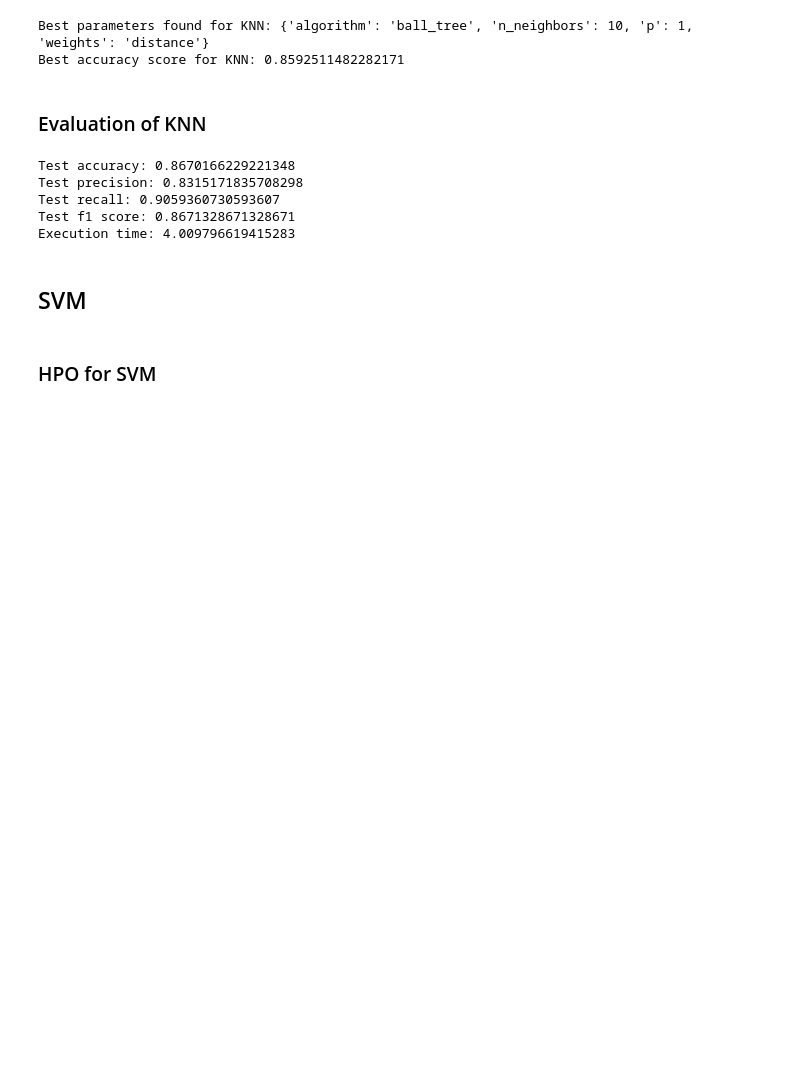
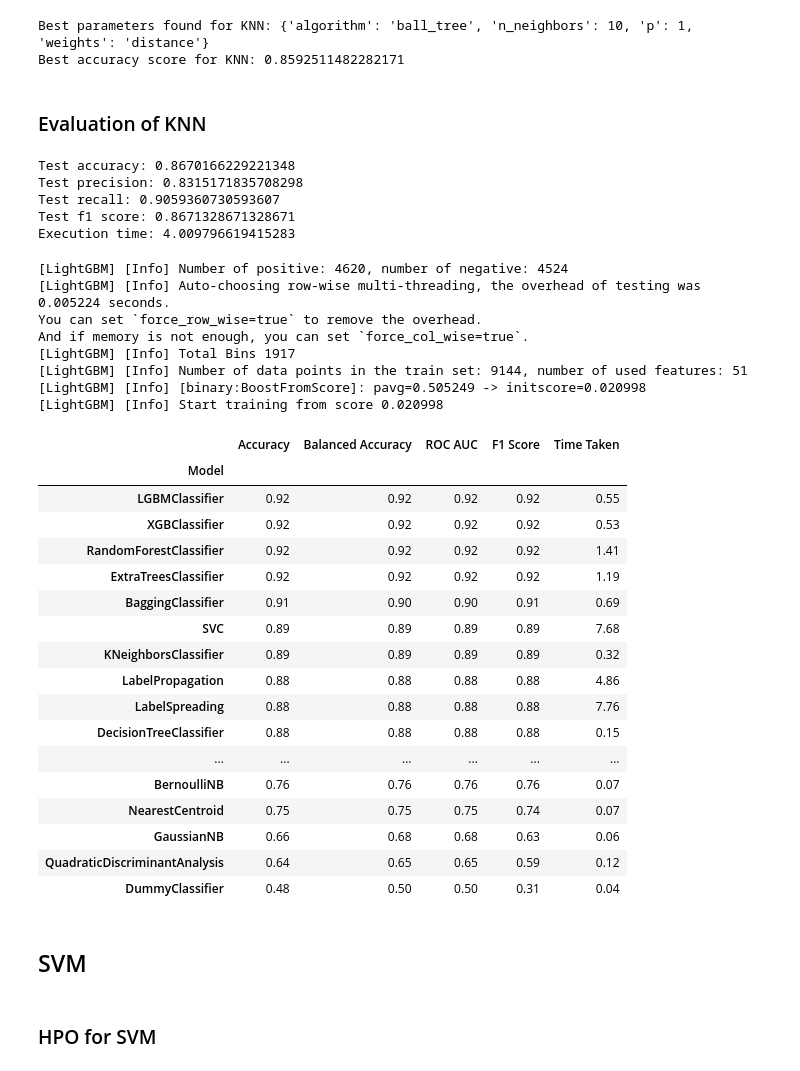
Before and after one commit to saradelasota/TFM_repository, a Jupyter notebook: TFM_colab.ipynb, the cells around one changed output. Drawn from its saved outputs; the diff is of its cells as text; code cells hidden in the pictures; blank space fills up the shorter version.

```diff
--- a/TFM_colab.ipynb
+++ b/TFM_colab.ipynb
@@ -462,3 +466,34 @@ Execution time: 4.009796619415283
+# %%
+clf = LazyClassifier(verbose=0,ignore_warnings=True, custom_metric=None)
+models,predictions = clf.fit(X_train, X_test, y_train, y_test)
+models
+# %% [output]
+[LightGBM] [Info] Number of positive: 4620, number of negative: 4524
+[LightGBM] [Info] Auto-choosing row-wise multi-threading, the overhead of testing was 0.005224 seconds.
+You can set `force_row_wise=true` to remove the overhead.
+And if memory is not enough, you can set `force_col_wise=true`.
+[LightGBM] [Info] Total Bins 1917
+[LightGBM] [Info] Number of data points in the train set: 9144, number of used features: 51
+[LightGBM] [Info] [binary:BoostFromScore]: pavg=0.505249 -> initscore=0.020998
+[LightGBM] [Info] Start training from score 0.020998
+|  | Accuracy | Balanced Accuracy | ROC AUC | F1 Score | Time Taken |
+| Model |  |  |  |  |  |
+| LGBMClassifier | 0.92 | 0.92 | 0.92 | 0.92 | 0.55 |
+| XGBClassifier | 0.92 | 0.92 | 0.92 | 0.92 | 0.53 |
+| RandomForestClassifier | 0.92 | 0.92 | 0.92 | 0.92 | 1.41 |
+| ExtraTreesClassifier | 0.92 | 0.92 | 0.92 | 0.92 | 1.19 |
+| BaggingClassifier | 0.91 | 0.90 | 0.90 | 0.91 | 0.69 |
+| SVC | 0.89 | 0.89 | 0.89 | 0.89 | 7.68 |
+| KNeighborsClassifier | 0.89 | 0.89 | 0.89 | 0.89 | 0.32 |
+| LabelPropagation | 0.88 | 0.88 | 0.88 | 0.88 | 4.86 |
+| LabelSpreading | 0.88 | 0.88 | 0.88 | 0.88 | 7.76 |
+| DecisionTreeClassifier | 0.88 | 0.88 | 0.88 | 0.88 | 0.15 |
+| ... | ... | ... | ... | ... | ... |
+| BernoulliNB | 0.76 | 0.76 | 0.76 | 0.76 | 0.07 |
+| NearestCentroid | 0.75 | 0.75 | 0.75 | 0.74 | 0.07 |
+| GaussianNB | 0.66 | 0.68 | 0.68 | 0.63 | 0.06 |
+| QuadraticDiscriminantAnalysis | 0.64 | 0.65 | 0.65 | 0.59 | 0.12 |
+| DummyClassifier | 0.48 | 0.50 | 0.50 | 0.31 | 0.04 |
 # %% [markdown]
 ## SVM
 # %% [markdown]
```
Also changed, not shown: parts of 2 cells of this notebook.
